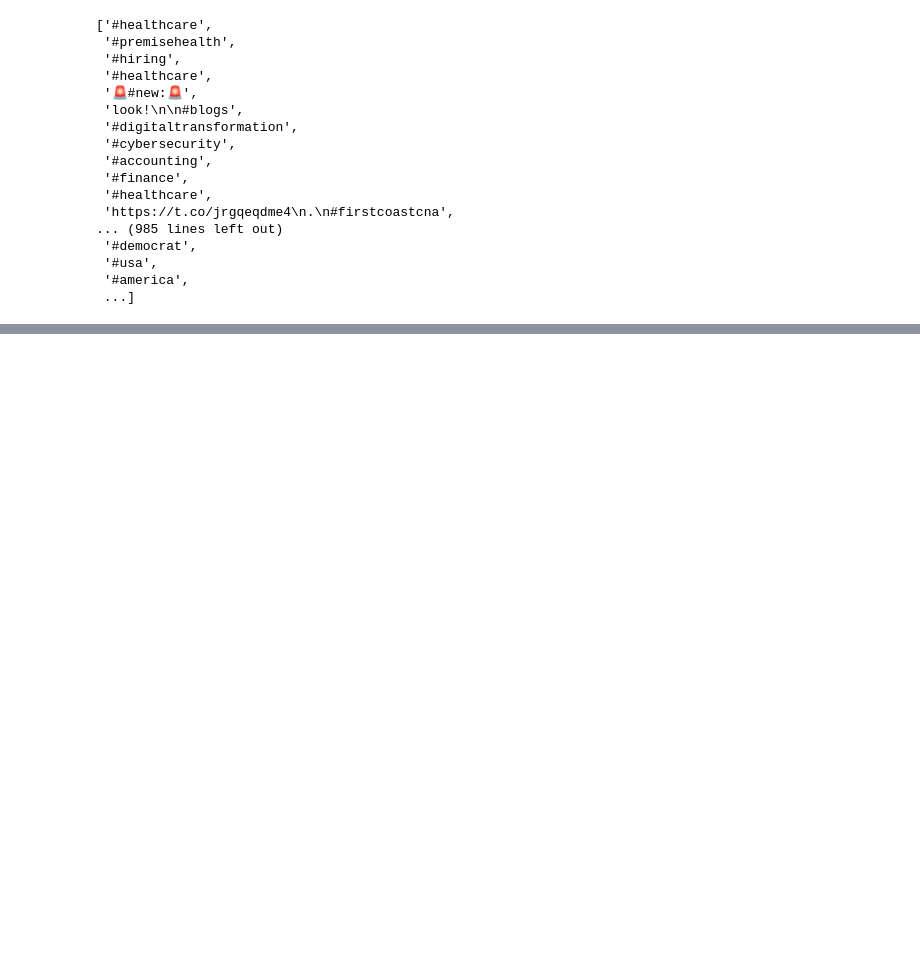
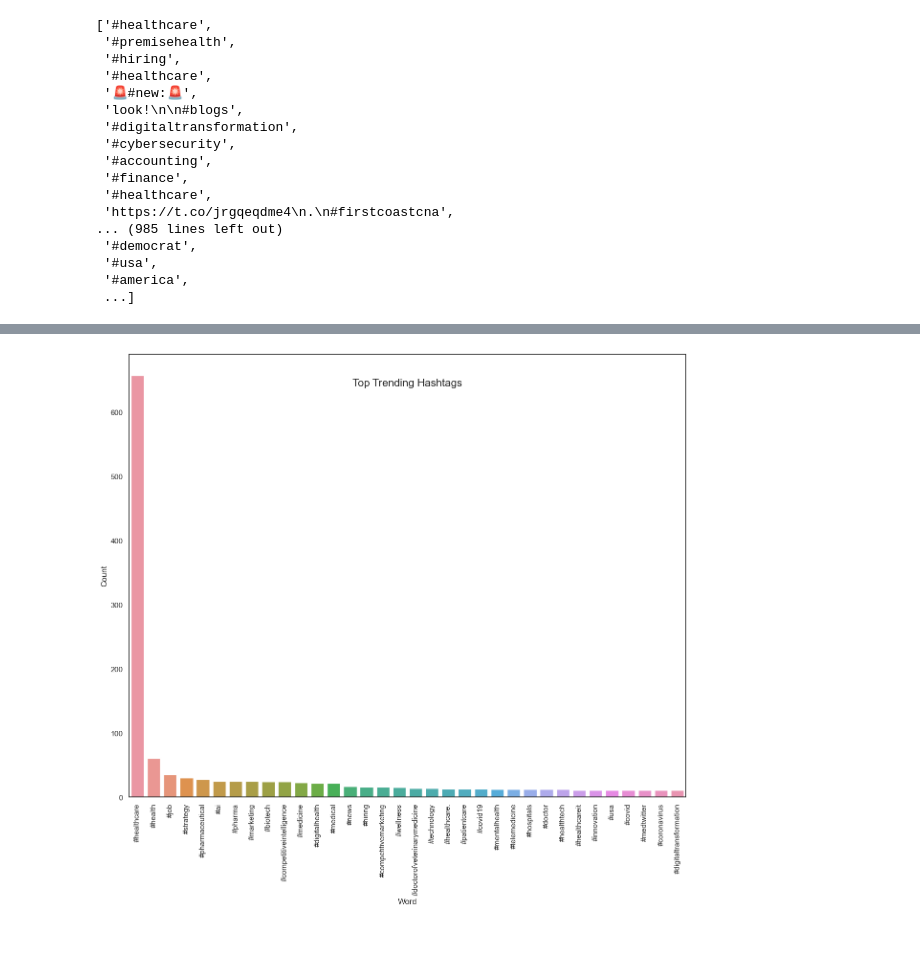
Before and after one commit to crialorob/Alonso_Robles_Cristina_DA201_Assignment, a Jupyter notebook: Alonso_Robles_Cristina_DA201_Assignment_Notebook.ipynb, the cells around one changed output, grey strips where cells are left out. Cells and saved outputs as stored; diff of their text form; code cells hidden in the pictures; blank space fills up the shorter version.

```diff
--- a/Alonso_Robles_Cristina_DA201_Assignment_Notebook.ipynb
+++ b/Alonso_Robles_Cristina_DA201_Assignment_Notebook.ipynb
@@ -2281,3 +2294,16 @@ dtype: object
+# %%
+fig, ax = plt.subplots()
+
+sns.barplot(x='Word', y='Count',
+            data=top_trending_unique_hashtags).set_title("Top Trending Hashtags", fontsize=16, y=0.92)
+
+x_labels = top_trending_unique_hashtags['Word']
+
+ax.set_xticklabels(x_labels, rotation=90)
+
+plt.show()
+# %% [output]
+[figure, added]
 # %% [markdown]
 #
 # %% [markdown]
```
Also changed, not shown: parts of 71 cells of this notebook, 1 other file.
